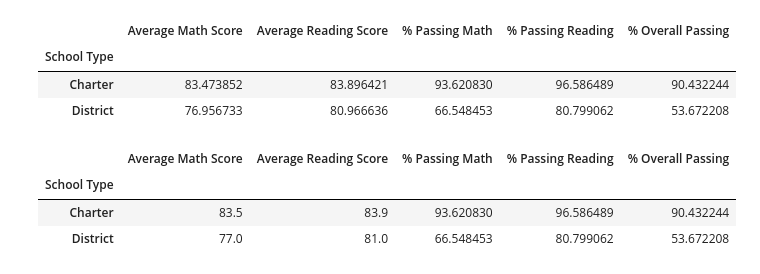
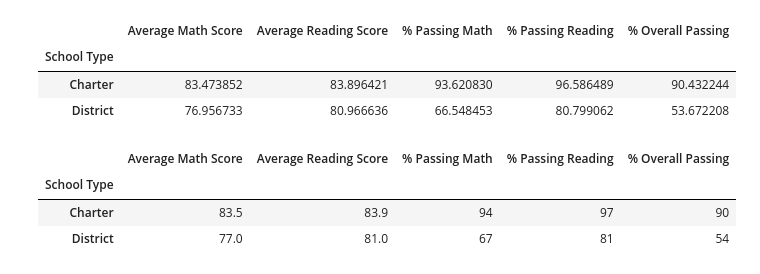
Before and after one commit to AlexisBurton/School_District_Analysis, a Jupyter notebook: PyCitySchools.ipynb, the cells around one changed output. Cells and saved outputs as stored; diff of their text form; code cells hidden in the pictures.

```diff
--- a/PyCitySchools.ipynb
+++ b/PyCitySchools.ipynb
@@ -958,14 +957,14 @@ type_summary_df
 # %%
 # Format DataFrame to standard reporting conventions
 type_summary_df["Average Math Score"] = type_summary_df["Average Math Score"].map("{:.1f}".format)
 type_summary_df["Average Reading Score"] = type_summary_df["Average Reading Score"].map("{:.1f}".format)
-type_summary_df["% Passing Math"] = type_summary_df["% Passing Math"].map("{:0f}".format)
-type_summary_df["% Passing Reading"] = type_summary_df["% Passing Reading"].map("{:0f}".format)
-type_summary_df["% Overall Passing"] = type_summary_df["% Overall Passing"].map("{:0f}".format)
+type_summary_df["% Passing Math"] = type_summary_df["% Passing Math"].map("{:.0f}".format)
+type_summary_df["% Passing Reading"] = type_summary_df["% Passing Reading"].map("{:.0f}".format)
+type_summary_df["% Overall Passing"] = type_summary_df["% Overall Passing"].map("{:.0f}".format)
 
 type_summary_df
 # %% [output]
 |  | Average Math Score | Average Reading Score | % Passing Math | % Passing Reading | % Overall Passing |
 | School Type |  |  |  |  |  |
-| Charter | 83.5 | 83.9 | 93.620830 | 96.586489 | 90.432244 |
-| District | 77.0 | 81.0 | 66.548453 | 80.799062 | 53.672208 |
+| Charter | 83.5 | 83.9 | 94 | 97 | 90 |
+| District | 77.0 | 81.0 | 67 | 81 | 54 |
```
Also changed, not shown: parts of 1 cell of this notebook, 4 other files.
